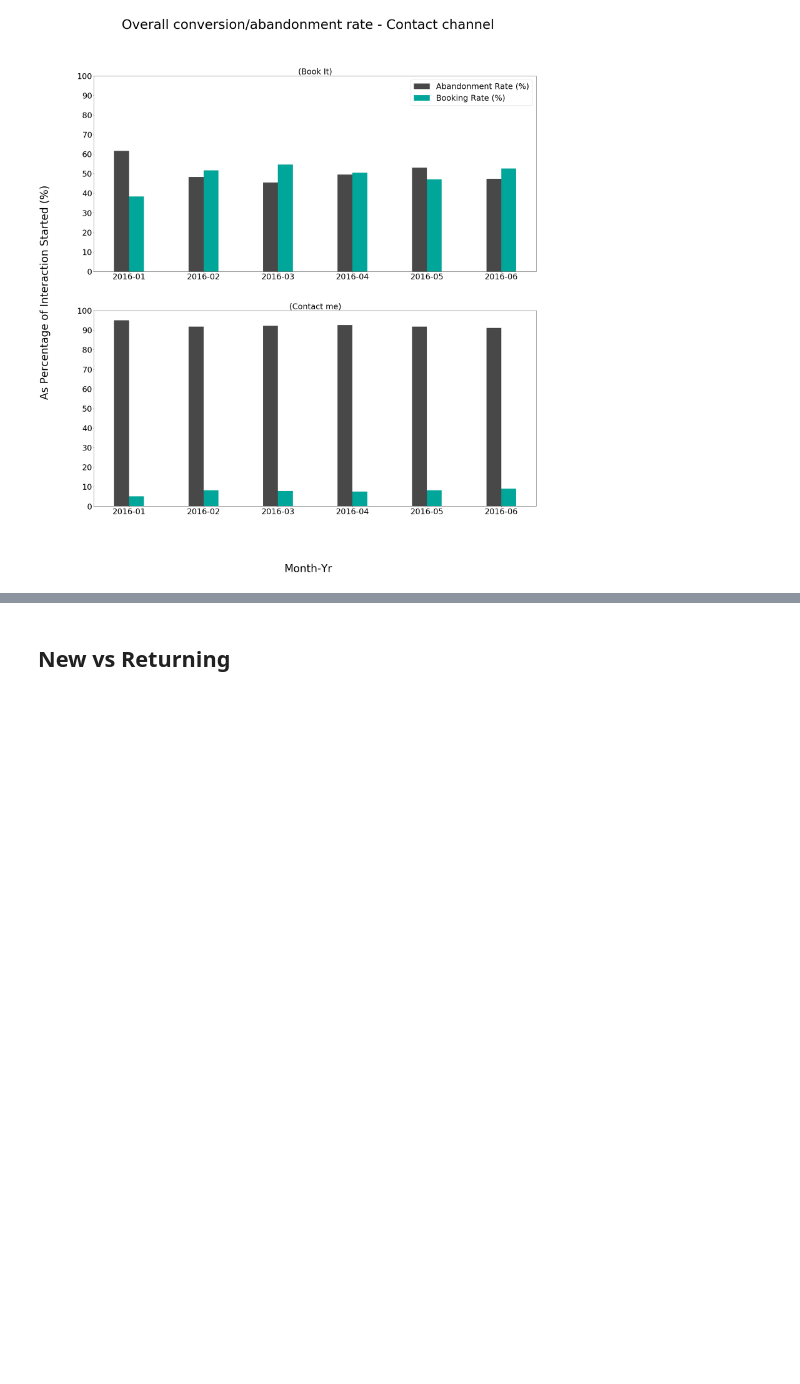
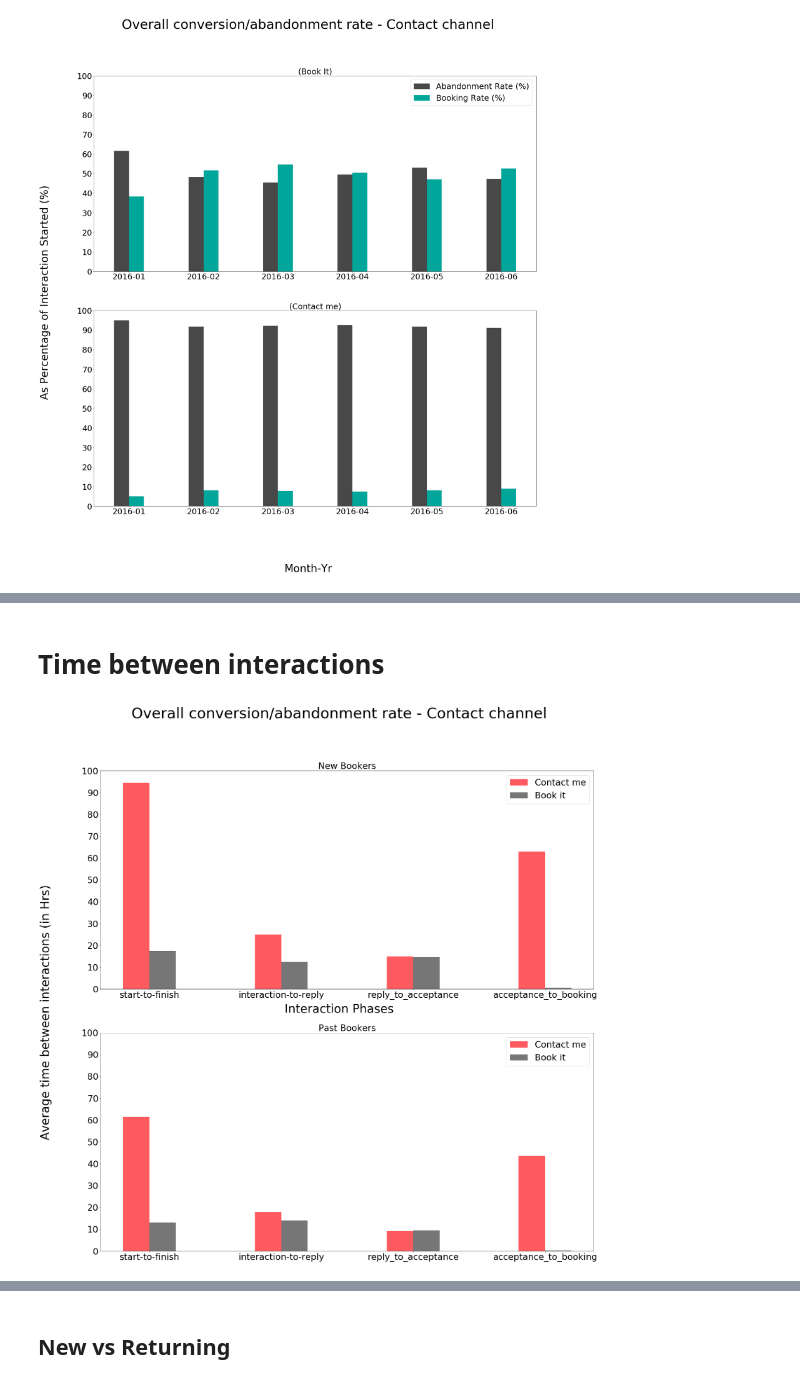
Before and after one commit to NikhilSawal/data_science_case_studies, a Jupyter notebook: airbnb/solution/solution.ipynb, the cells around one changed output, grey strips where cells are left out. Drawn from its saved outputs; the diff is of its cells as text; code cells hidden in the pictures; blank space fills up the shorter version.

```diff
--- a/airbnb/solution/solution.ipynb
+++ b/airbnb/solution/solution.ipynb
@@ -650,0 +682,69 @@ plt.show()
+# %% [markdown]
+# Time between interactions
+# %%
+x = past_booker.columns[:4]
+x_indexes = np.arange(len(x))
+y_indexes = np.arange(0, 110, 10)
+width = 0.20
+
+fig, ax = plt.subplots(2,1)
+fig.set_figheight(30)
+fig.set_figwidth(30)
+top_ax, bottom_ax = ax
+
+###############
+# New Bookers #
+###############
+
+top_ax.bar(x_indexes + 0.00,
+         new_booker[new_booker['contact_channel']=='contact_me'].values.tolist()[0][:4],
+         width=width,
+         color="#FF5A5F",
+         label="Contact me")
+top_ax.bar(x_indexes + 0.20,
+         new_booker[new_booker['contact_channel']=='book_it'].values.tolist()[0][:4],
+         width=width,
+         color="#767676",
+         label="Book it")
+
+# plt.xticks(ticks=x_indexes + 0.5*width, labels=x, fontsize=20)
+top_ax.legend(fontsize=30, loc='upper right')
+top_ax.set_title('New Bookers', fontsize=30)
+top_ax.set_xticks(ticks=x_indexes + 0.5*width)
+top_ax.set_xticklabels(labels=x, fontsize=30)
+
+top_ax.set_yticks(ticks=y_indexes)
+top_ax.set_yticklabels(y_indexes, fontsize = 30)
+
+################
+# Past Bookers #
+################
+
+bottom_ax.bar(x_indexes + 0.00,
+         past_booker[past_booker['contact_channel']=='contact_me'].values.tolist()[0][:4],
+         width=width,
+         color="#FF5A5F",
+         label="Contact me")
+bottom_ax.bar(x_indexes + 0.20,
+         past_booker[past_booker['contact_channel']=='book_it'].values.tolist()[0][:4],
+         width=width,
+         color="#767676",
+         label="Book it")
+
+bottom_ax.set_xticks(ticks=x_indexes + 0.5*width)
+bottom_ax.set_xticklabels(labels=x, fontsize=30)
+bottom_ax.set_yticks(ticks=y_indexes)
+bottom_ax.set_yticklabels(y_indexes, fontsize = 30)
+bottom_ax.set_title('Past Bookers', fontsize=30)
+bottom_ax.legend(fontsize=30, loc='upper right')
+
+
+fig.text(0.5, 0.5, 'Interaction Phases', ha='center', fontsize=40)
+fig.text(0.03, 0.5, 'Average time between interactions (in Hrs)',
+         va='center', rotation='vertical', fontsize=40)
+
+plt.suptitle("Overall conversion/abandonment rate - Contact channel", fontsize=50, ha='center')
+
+plt.show()
+# %% [output]
+[figure, added]
```
Also changed, not shown: parts of 13 cells of this notebook.
